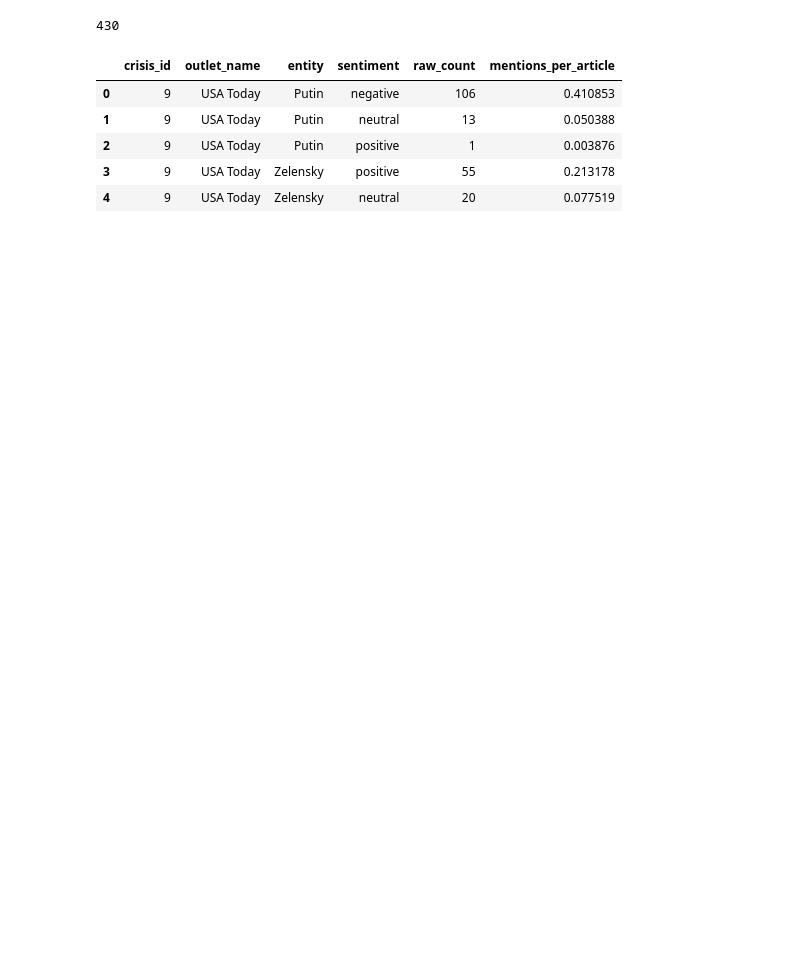
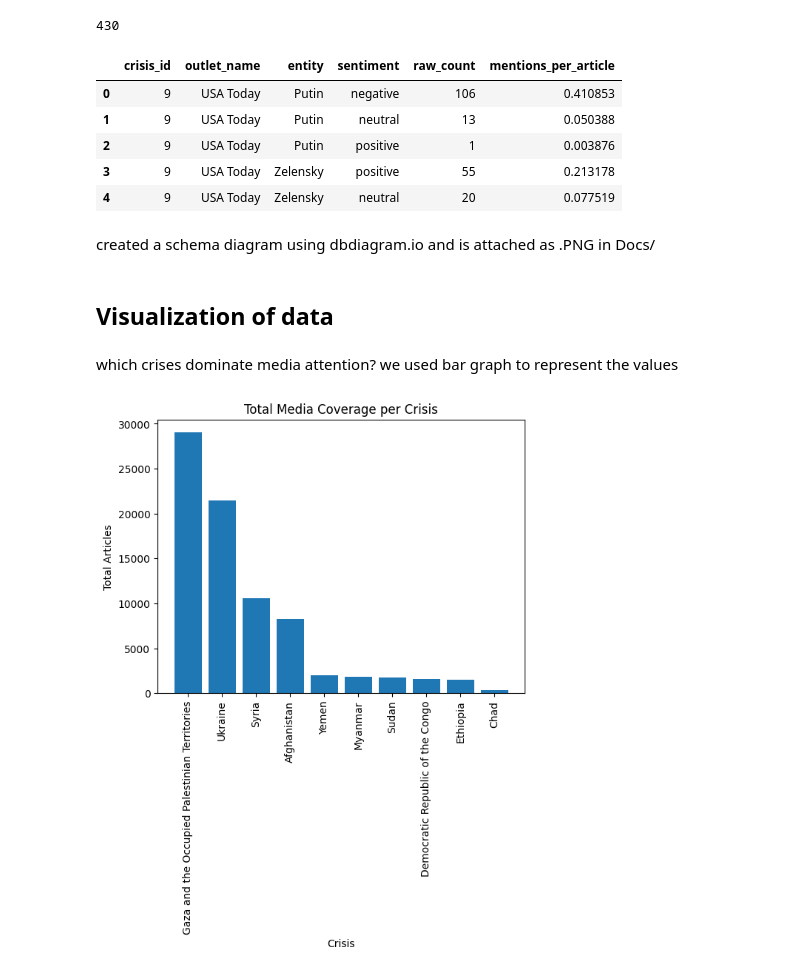
Before and after one commit to ashrithanarne/IDS_Project, a Jupyter notebook: notebooks/milestone1_analysis.ipynb, the cells around one changed output. Cells and saved outputs as stored; diff of their text form; code cells hidden in the pictures; blank space fills up the shorter version.

Commit message:
added meaningful data visualization

```diff
--- a/notebooks/milestone1_analysis.ipynb
+++ b/notebooks/milestone1_analysis.ipynb
@@ -10,7 +10,7 @@ loading the 6 datasets which includes the crisis and the corresponding total cov
 # %%
 csv_dir = "../data/raw/"
 
-crises_df = pd.read_csv(os.path.join(csv_dir, "chart1_overall_coverage_bar.csv"))
+crisis_df = pd.read_csv(os.path.join(csv_dir, "chart1_overall_coverage_bar.csv"))
 monthly_df = pd.read_csv(os.path.join(csv_dir, "chart3_monthly_coverage.csv"))
 outlet_df = pd.read_csv(os.path.join(csv_dir, "chart4_crisis_coverage_per_outlet_chart.csv"))
 framing_df = pd.read_csv(os.path.join(csv_dir, "framing_per_article.csv"))
@@ -19,8 +19,8 @@ victim_df = pd.read_csv(os.path.join(csv_dir, "victim_causor_per_article.csv"))
 # %% [markdown]
 Assign crisis_id to the data frames
 # %%
-crises_df = crises_df.reset_index().rename(columns={"index":"crisis_id"})
-crises_df["crisis_id"] = crises_df["crisis_id"] + 1  # Start IDs at 1
+crisis_df = crisis_df.reset_index().rename(columns={"index":"crisis_id"})
+crisis_df["crisis_id"] = crisis_df["crisis_id"] + 1  # Start IDs at 1
 # %% [markdown]
 Create a mapping: crisis_name -> crisis_id
 # %%
@@ -152,3 +152,21 @@ sentiment_clean.head()
 | 2 | 9 | USA Today | Putin | positive | 1 | 0.003876 |
 | 3 | 9 | USA Today | Zelensky | positive | 55 | 0.213178 |
 | 4 | 9 | USA Today | Zelensky | neutral | 20 | 0.077519 |
+# %% [markdown]
+created a schema diagram using dbdiagram.io and is attached as .PNG in Docs/
+# %% [markdown]
+## Visualization of data
+# %% [markdown]
+which crises dominate media attention? we used bar graph to represent the values
+# %%
+top_crisis = crisis_df.sort_values('raw_coverage', ascending=False)
+
+plt.figure()
+plt.bar(top_crisis['crisis_name'], top_crisis['raw_coverage'])
+plt.xticks(rotation=90)
+plt.title("Total Media Coverage per Crisis")
+plt.xlabel("Crisis")
+plt.ylabel("Total Articles")
+plt.show()
+# %% [output]
+[figure, added]
```
Also changed, not shown: parts of 10 cells of this notebook, 2 other files.
